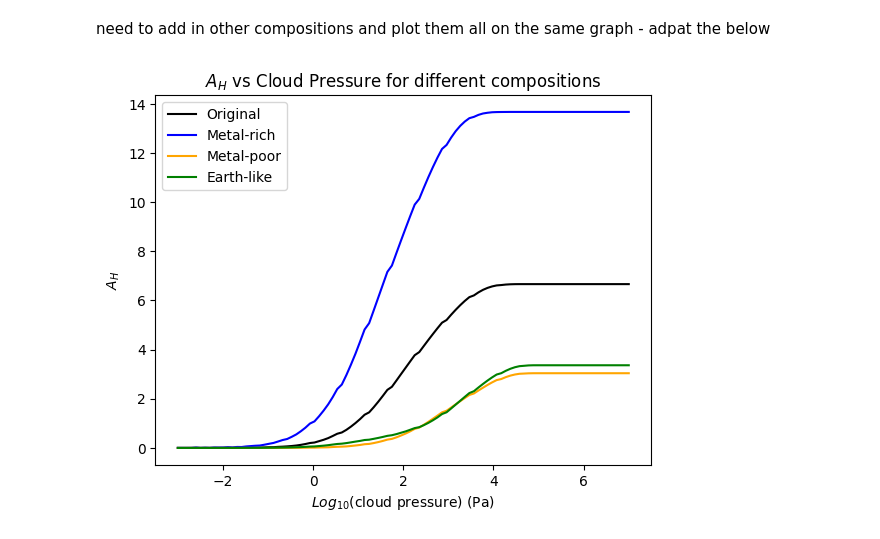
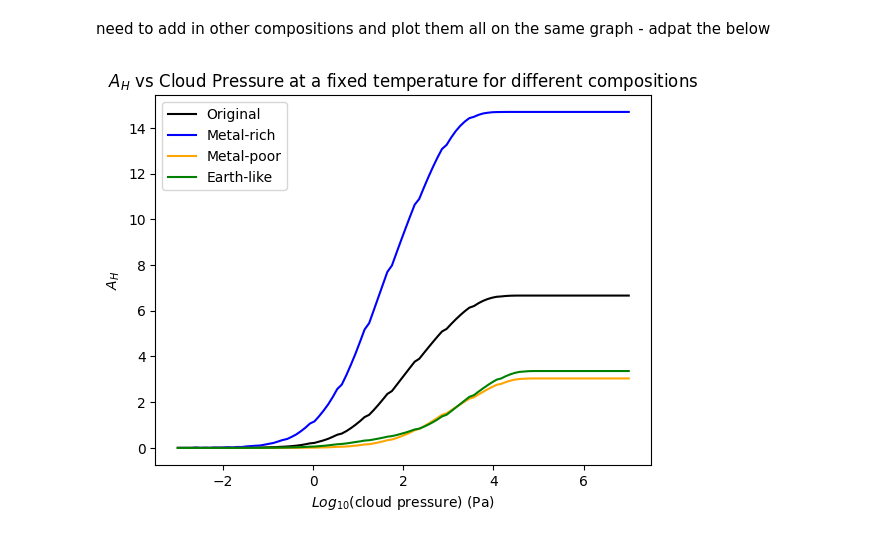
Before and after one commit to JackDavidMaher/Group-Studies---Exoplanets, a Jupyter notebook: Notebooks/Evelyn3.ipynb, the cells around one changed output. Cells and saved outputs as stored; diff of their text form; code cells hidden in the pictures.

```diff
--- a/Notebooks/Evelyn3.ipynb
+++ b/Notebooks/Evelyn3.ipynb
@@ -413,7 +413,7 @@ while rowCount < len(planetaryParameters):
         logX = dict()
         logX['h2o'] = -0.6
         logX['ch4'] = -1.24
-        logX['co'] = -2.5
+        logX['co'] = -1.5
         logX['co2'] = -1.2
         #metal rich
 
@@ -1225,18 +1225,18 @@ need to add in other compositions and plot them all on the same graph - adpat th
 # %%
 # plt.plot(np.log10(pval_original), A_H_original, linestyle='-', color='black', label="Original", marker='*')
 # plt.plot(np.log10(pval_rich), A_H_rich, linestyle='-', color='blue', label="Metal-rich", marker='+')
 # plt.plot(np.log10(pval_poor), A_H_poor, linestyle='-', color='orange', label="Metal-poor", marker='x')
 # plt.plot(np.log10(pval_earth), A_H_earth, linestyle='-', color='green', label="Earth-like", marker='1')
 
 plt.plot(np.log10(pval_original), A_H_original, linestyle='-', color='black', label="Original")
 plt.plot(np.log10(pval_rich), A_H_rich, linestyle='-', color='blue', label="Metal-rich")
 plt.plot(np.log10(pval_poor), A_H_poor, linestyle='-', color='orange', label="Metal-poor")
 plt.plot(np.log10(pval_earth), A_H_earth, linestyle='-', color='green', label="Earth-like")
 
 plt.xlabel('$Log_{10}$(cloud pressure) (Pa)')
 plt.ylabel("$A_{H}$")
-plt.title('$A_{H}$ vs Cloud Pressure for different compositions')
+plt.title('$A_{H}$ vs Cloud Pressure at a fixed temperature for different compositions')
 plt.legend()
 plt.show()
 # %% [output]
-[figure, old version]
+[figure, new version]
```
Also changed, not shown: 2 other files.
